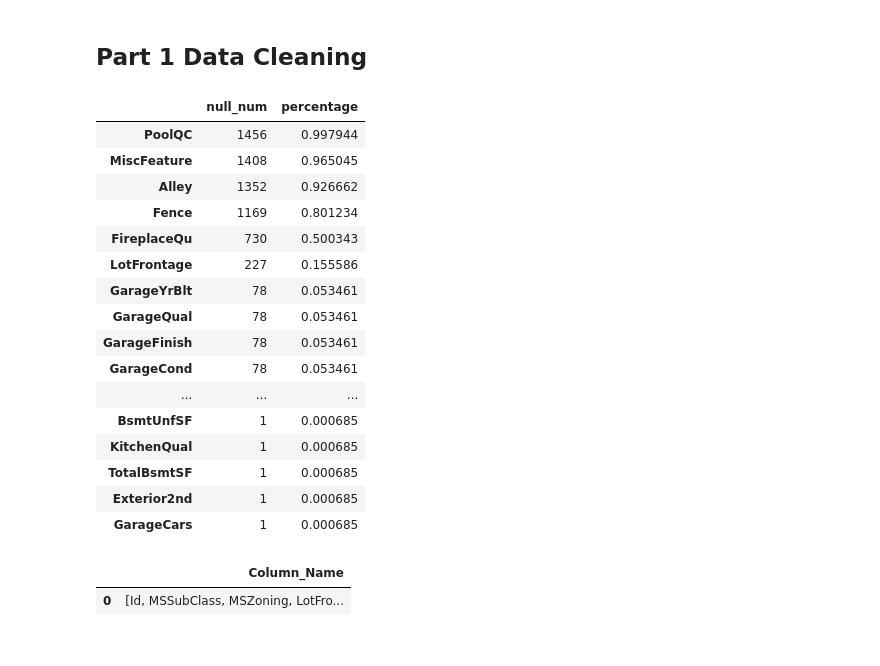
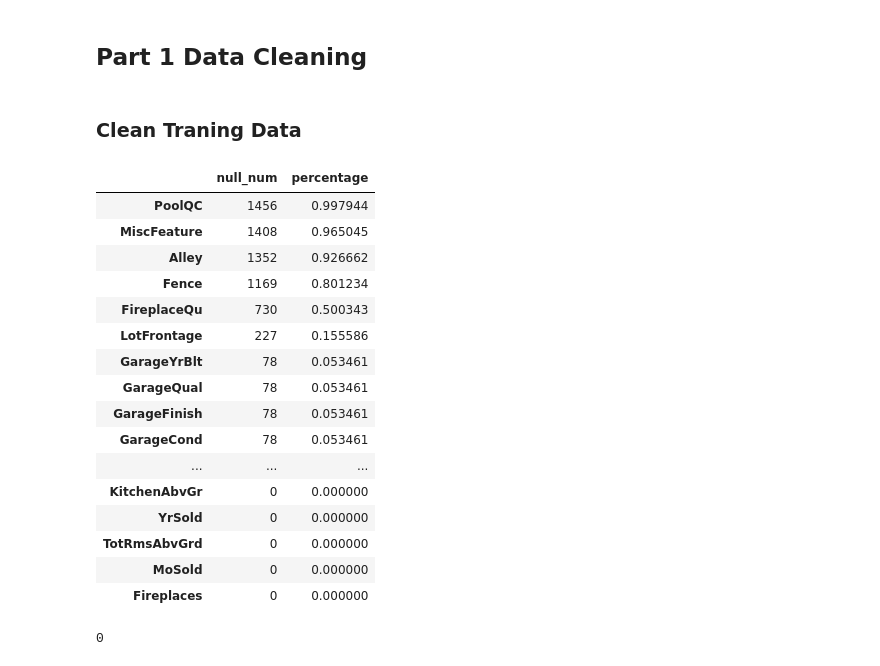
Before and after one commit to mandy728/house_price_prediction, a Jupyter notebook: EDA.ipynb, the cells around one changed output. Drawn from its saved outputs; the diff is of its cells as text; code cells hidden in the pictures.

```diff
--- a/EDA.ipynb
+++ b/EDA.ipynb
@@ -37,5 +25,7 @@ train.describe().T
 # %% [markdown]
 ## Part 1 Data Cleaning
+# %% [markdown]
+### Clean Traning Data
 # %%
 num = test.isnull().sum().sort_values(ascending=False)
 percent = (test.isnull().sum()/test.isnull().count()).sort_values(ascending=False)
@@ -45,20 +33,20 @@ null_data = pd.concat([num,percent],keys=['null_num','percentage'],axis=1)
 # %%
-null_data.head(30)
+null_data.head(40)
 # %% [output]
 |  | null_num | percentage |
 | PoolQC | 1456 | 0.997944 |
 | MiscFeature | 1408 | 0.965045 |
 | Alley | 1352 | 0.926662 |
 | Fence | 1169 | 0.801234 |
 | FireplaceQu | 730 | 0.500343 |
 | LotFrontage | 227 | 0.155586 |
 | GarageYrBlt | 78 | 0.053461 |
 | GarageQual | 78 | 0.053461 |
 | GarageFinish | 78 | 0.053461 |
 | GarageCond | 78 | 0.053461 |
 | ... | ... | ... |
-| BsmtUnfSF | 1 | 0.000685 |
-| KitchenQual | 1 | 0.000685 |
-| TotalBsmtSF | 1 | 0.000685 |
-| Exterior2nd | 1 | 0.000685 |
-| GarageCars | 1 | 0.000685 |
+| KitchenAbvGr | 0 | 0.000000 |
+| YrSold | 0 | 0.000000 |
+| TotRmsAbvGrd | 0 | 0.000000 |
+| MoSold | 0 | 0.000000 |
+| Fireplaces | 0 | 0.000000 |
@@ -70,5 +57,7 @@ null_data.head(30)
-# %%
-per_df
-# %% [output]
-|  | Column_Name |
-| 0 | [Id, MSSubClass, MSZoning, LotFro... |
+# %%
+# Dealing with missing data
+
+train['Electrical'] = train['Electrical'].fillna(train['Electrical'].mode()[0])
+train.isnull().sum().max()
+# %% [output]
+0
```
Also changed, not shown: parts of 37 cells of this notebook.
